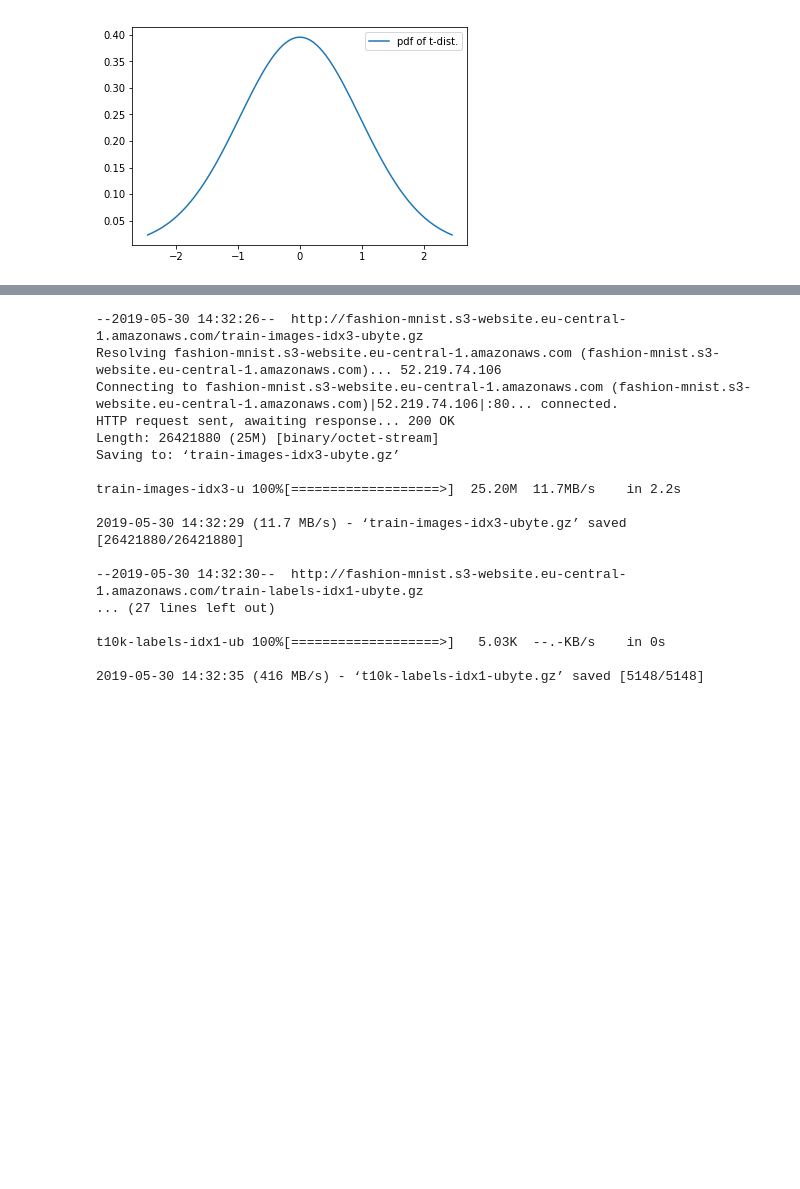
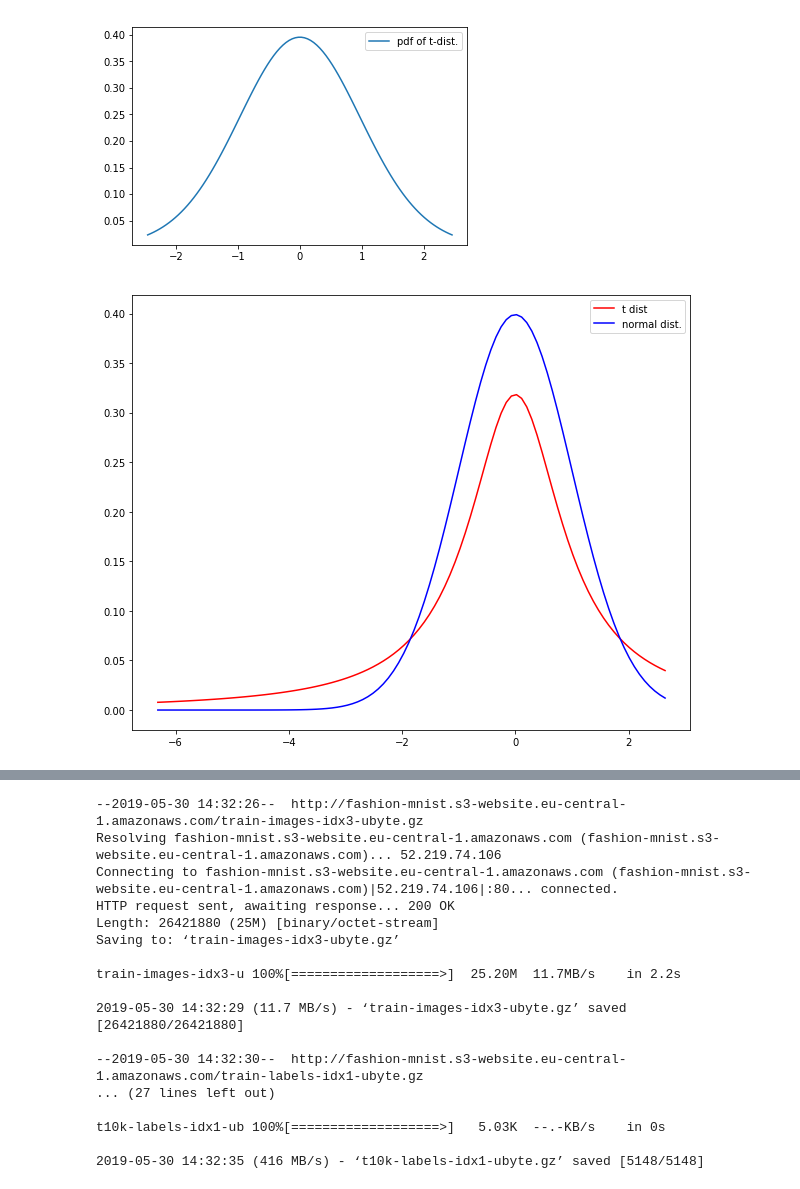
Before and after one commit to ShinAsakawa/2019komazawa, a Jupyter notebook: notebooks/2019komazawa_pca_tsne_fashion_mnist.ipynb, the cells around one changed output, grey strips where cells are left out. Cells and saved outputs as stored; diff of their text form; code cells hidden in the pictures; blank space fills up the shorter version.

```diff
--- a/notebooks/2019komazawa_pca_tsne_fashion_mnist.ipynb
+++ b/notebooks/2019komazawa_pca_tsne_fashion_mnist.ipynb
@@ -58,6 +58,20 @@ plt.legend()
 plt.show()
 # %% [output]
 [figure]
+# %%
+# 正規分布と比較してみる
+from scipy.stats import norm
+
+plt.rcParams['figure.figsize'] = [10, 8]
+nu = 1
+x = np.linspace(t.ppf(0.05, nu), norm.ppf(0.95, nu), 100)
+plt.plot(x, t.pdf(x, nu), 'r-', label='t dist')
+plt.plot(x, norm.pdf(x), 'b-', label='normal dist.')
+plt.legend()
+#plt.savefig('t-and-norm-dists.pdf')
+plt.show()
+# %% [output]
+[figure, added]
 # %% [markdown]
 ---
 
```
